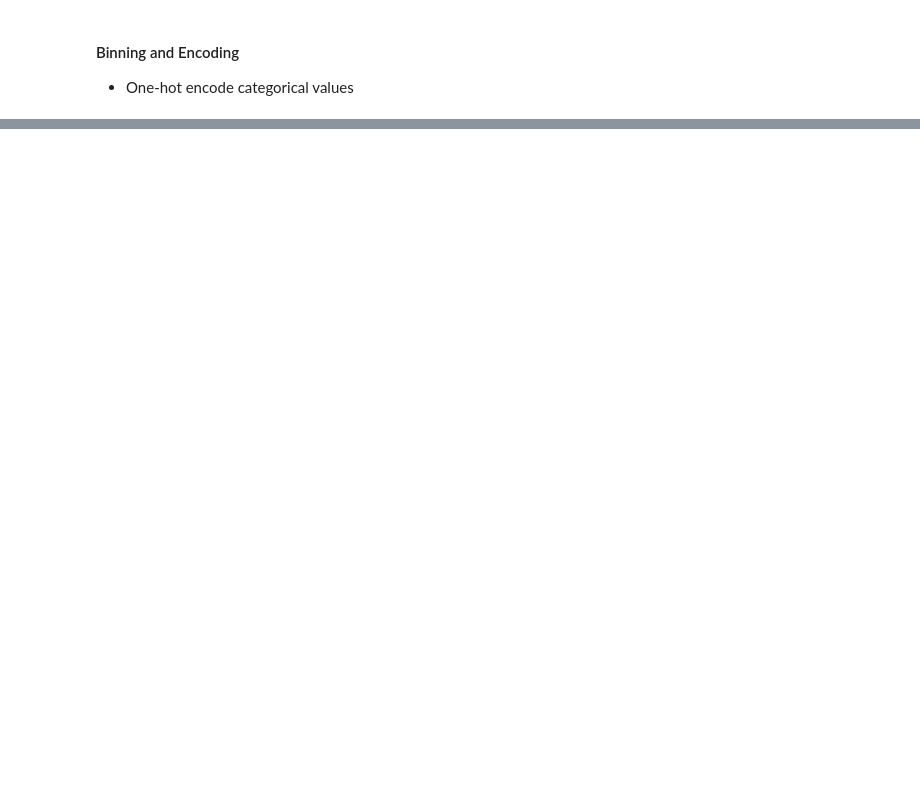
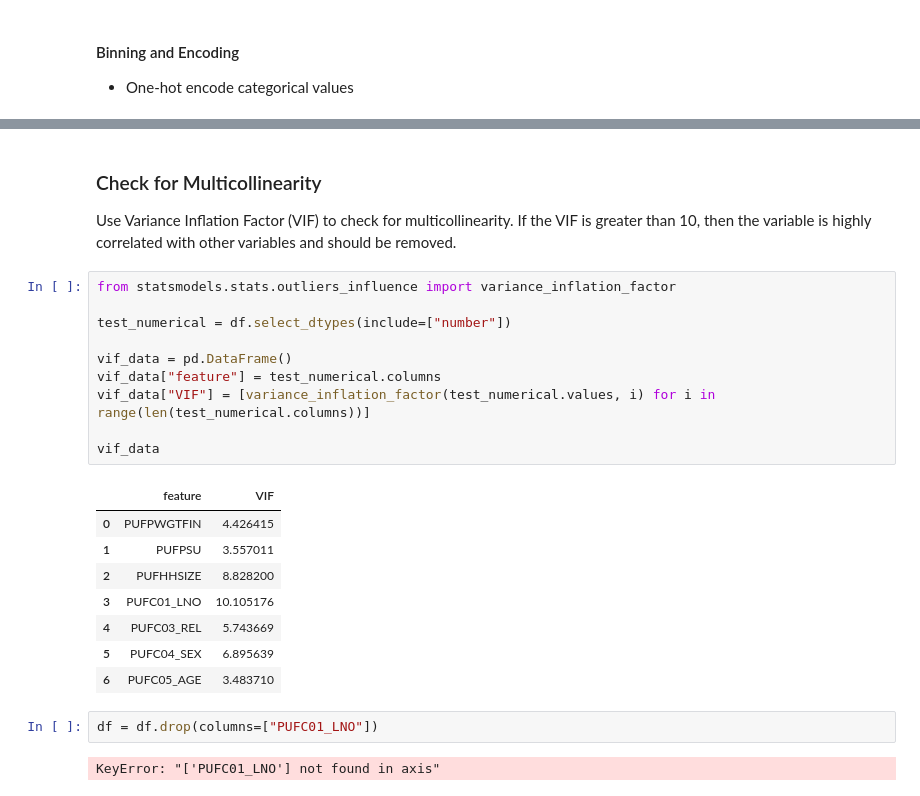
Before and after one commit to tinySculpture/STINTSY-Project, a Jupyter notebook: Project_Labor_Force_Survey-colab.ipynb, the cells around one changed output, grey strips where cells are left out. Cells and saved outputs as stored; diff of their text form; blank space fills up the shorter version.

```diff
--- a/Project_Labor_Force_Survey-colab.ipynb
+++ b/Project_Labor_Force_Survey-colab.ipynb
@@ -314,0 +263,27 @@ corr_matrix.to_csv("correlation_matrix.csv")
+# %% [markdown]
+### Check for Multicollinearity
+
+Use Variance Inflation Factor (VIF) to check for multicollinearity. If the VIF is greater than 10, then the variable is highly correlated with other variables and should be removed.
+# %%
+from statsmodels.stats.outliers_influence import variance_inflation_factor
+
+test_numerical = df.select_dtypes(include=["number"])
+
+vif_data = pd.DataFrame()
+vif_data["feature"] = test_numerical.columns
+vif_data["VIF"] = [variance_inflation_factor(test_numerical.values, i) for i in range(len(test_numerical.columns))]
+
+vif_data
+# %% [output]
+|  | feature | VIF |
+| 0 | PUFPWGTFIN | 4.426415 |
+| 1 | PUFPSU | 3.557011 |
+| 2 | PUFHHSIZE | 8.828200 |
+| 3 | PUFC01_LNO | 10.105176 |
+| 4 | PUFC03_REL | 5.743669 |
+| 5 | PUFC04_SEX | 6.895639 |
+| 6 | PUFC05_AGE | 3.483710 |
+# %%
+df = df.drop(columns=["PUFC01_LNO"])
+# %% [output]
+KeyError: "['PUFC01_LNO'] not found in axis"
```
Also changed, not shown: parts of 33 cells of this notebook.
